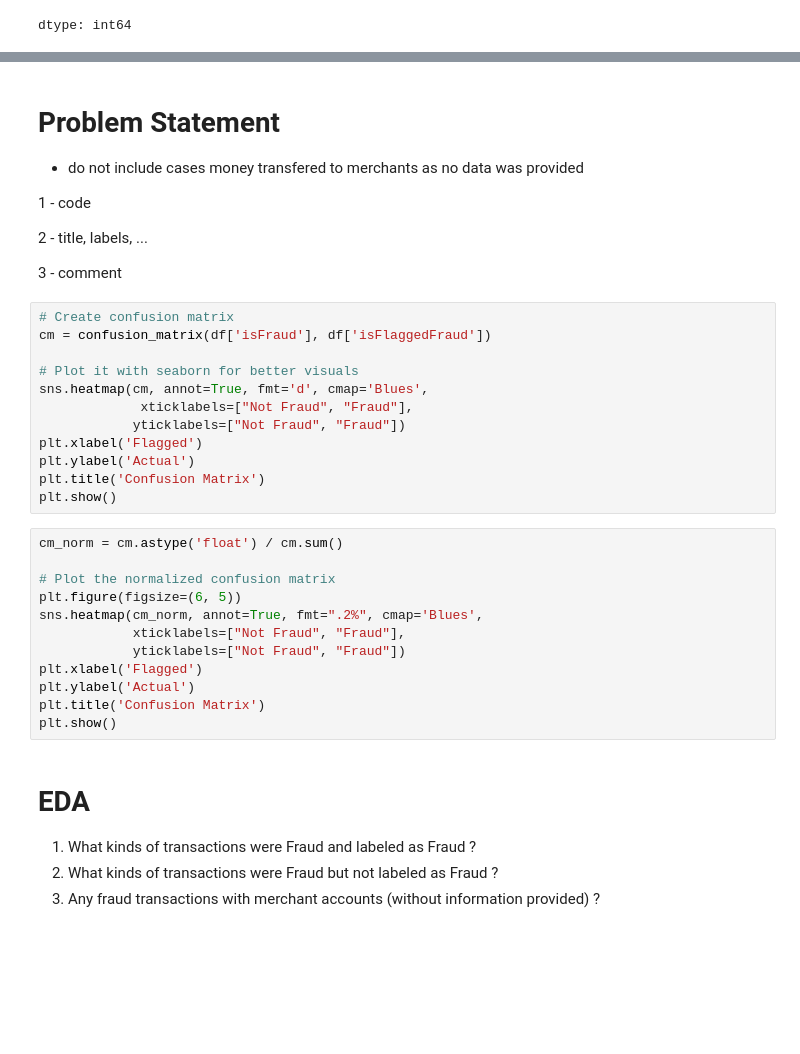
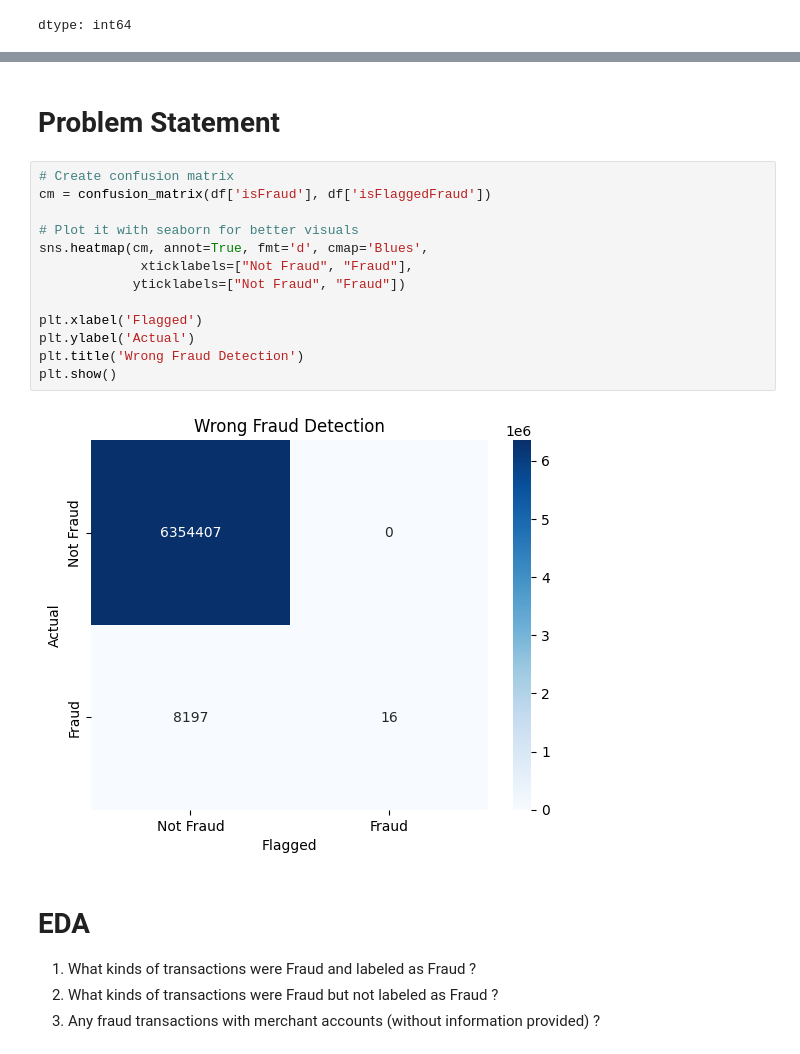
Before and after one commit to nguyentunhu/Financial-Fraud-Patterns-EDA, a Jupyter notebook: main.ipynb, the cells around one changed output, grey strips where cells are left out. Drawn from its saved outputs; the diff is of its cells as text; blank space fills up the shorter version.

```diff
--- a/main.ipynb
+++ b/main.ipynb
@@ -227,36 +238,20 @@ df
-# %% [markdown]
-# Problem Statement
-- do not include cases money transfered to merchants as no data was provided
-
-1 - code
-
-2 - title, labels, ...
-
-3 - comment
+# %% [markdown]
+# Problem Statement
 # %%
 # Create confusion matrix
 cm = confusion_matrix(df['isFraud'], df['isFlaggedFraud'])
 
 # Plot it with seaborn for better visuals
 sns.heatmap(cm, annot=True, fmt='d', cmap='Blues',
              xticklabels=["Not Fraud", "Fraud"],
             yticklabels=["Not Fraud", "Fraud"])
+
 plt.xlabel('Flagged')
 plt.ylabel('Actual')
-plt.title('Confusion Matrix')
+plt.title('Wrong Fraud Detection')
 plt.show()
+# %% [output]
+[figure, added]
-# %%
-cm_norm = cm.astype('float') / cm.sum()
-
-# Plot the normalized confusion matrix
-plt.figure(figsize=(6, 5))
-sns.heatmap(cm_norm, annot=True, fmt=".2%", cmap='Blues',
-            xticklabels=["Not Fraud", "Fraud"],
-            yticklabels=["Not Fraud", "Fraud"])
-plt.xlabel('Flagged')
-plt.ylabel('Actual')
-plt.title('Confusion Matrix')
-plt.show()
 # %% [markdown]
 # EDA
 1. What kinds of transactions were Fraud and labeled as Fraud ?
```
Also changed, not shown: parts of 23 cells of this notebook.
